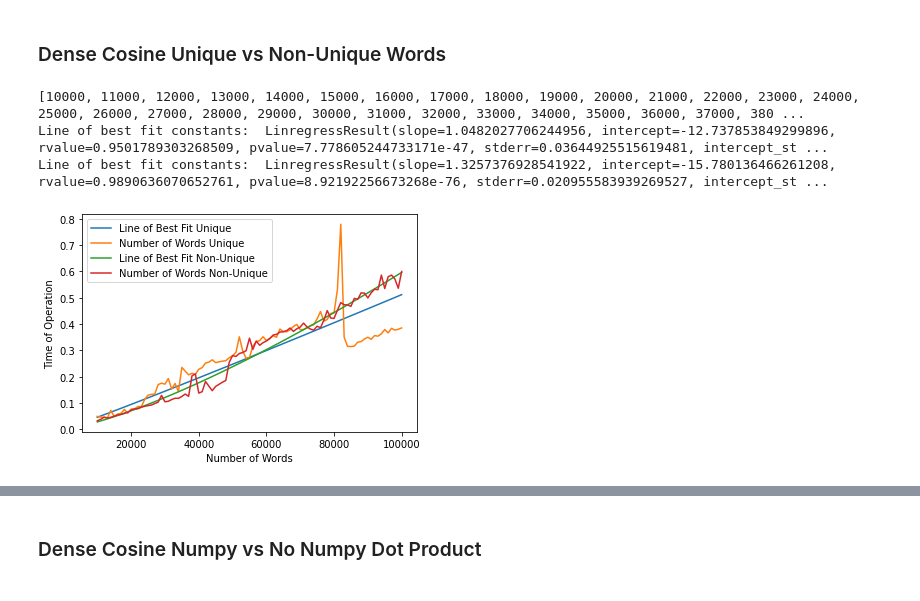
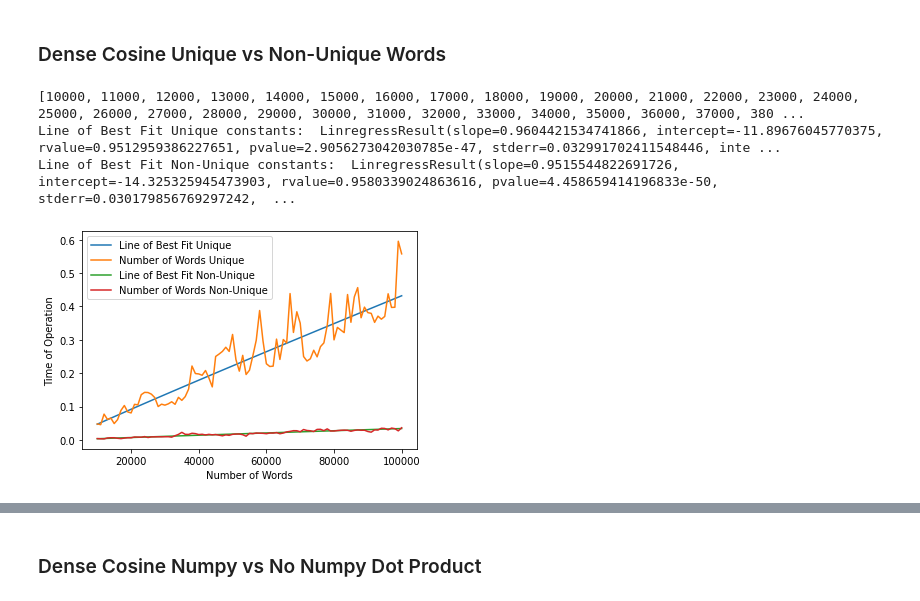
Before and after one commit to hwasc/ADS, a Jupyter notebook: ADS_report.ipynb, the cells around one changed output, grey strips where cells are left out. Drawn from its saved outputs; the diff is of its cells as text; code cells hidden in the pictures.

```diff
--- a/ADS_report.ipynb
+++ b/ADS_report.ipynb
@@ -491,33 +426,34 @@ similarity_function = dense_cosine_similarity
 with_numpy = False
 best_fit_plot_label = "Line of Best Fit Unique"
 plot_label = "Number of Words Unique"
 
 plot_number_of_words_vs_time(   words,\
                                 number_of_words_range,\
                                 unique_words,\
                                 similarity_function,\
                                 with_numpy,\
                                 repeats=4,\
                                 best_fit_plot_label=best_fit_plot_label,\
                                 plot_label=plot_label)
 
+words = choose_n_words(list_of_words_1M, 1, True)
 unique_words = False
 
 best_fit_plot_label = "Line of Best Fit Non-Unique"
 plot_label = "Number of Words Non-Unique"
 
 plot_number_of_words_vs_time(   words,\
                                 number_of_words_range,\
                                 unique_words,\
                                 similarity_function,\
                                 with_numpy,\
                                 repeats=4,\
                                 best_fit_plot_label=best_fit_plot_label,\
                                 plot_label=plot_label)
 
 plt.show()
 # %% [output]
 [10000, 11000, 12000, 13000, 14000, 15000, 16000, 17000, 18000, 19000, 20000, 21000, 22000, 23000, 24000, 25000, 26000, 27000, 28000, 29000, 30000, 31000, 32000, 33000, 34000, 35000, 36000, 37000, 380 ...
-Line of best fit constants:  LinregressResult(slope=1.0482027706244956, intercept=-12.737853849299896, rvalue=0.9501789303268509, pvalue=7.778605244733171e-47, stderr=0.03644925515619481, intercept_st ...
-Line of best fit constants:  LinregressResult(slope=1.3257376928541922, intercept=-15.780136466261208, rvalue=0.9890636070652761, pvalue=8.92192256673268e-76, stderr=0.020955583939269527, intercept_st ...
+Line of Best Fit Unique constants:  LinregressResult(slope=0.9604421534741866, intercept=-11.89676045770375, rvalue=0.9512959386227651, pvalue=2.9056273042030785e-47, stderr=0.032991702411548446, inte ...
+Line of Best Fit Non-Unique constants:  LinregressResult(slope=0.9515544822691726, intercept=-14.325325945473903, rvalue=0.9580339024863616, pvalue=4.458659414196833e-50, stderr=0.030179856769297242,  ...
-[figure, old version]
+[figure, new version]
```
Also changed, not shown: parts of 14 cells of this notebook.
